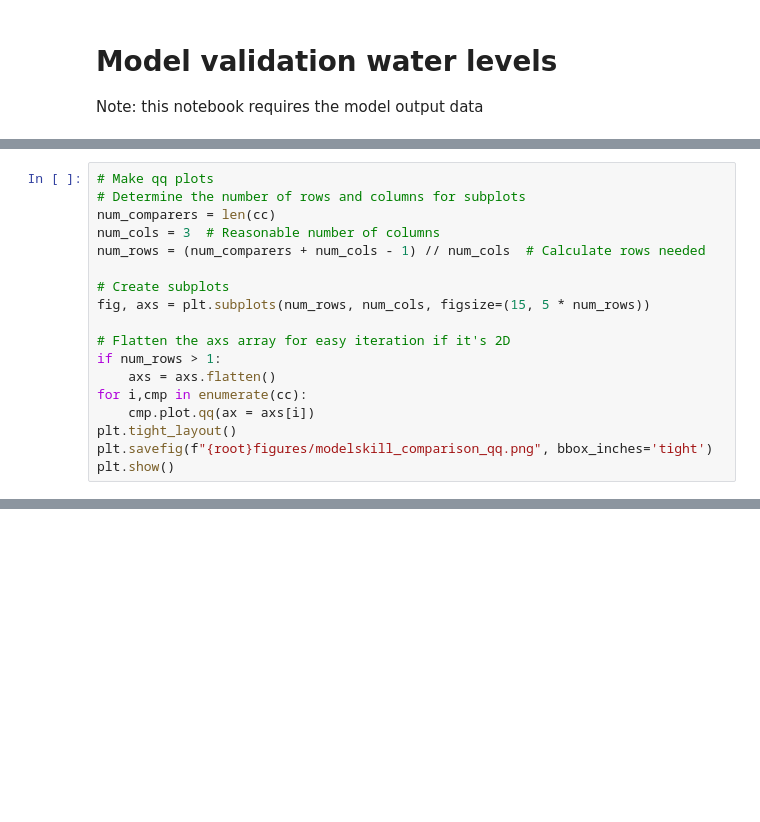
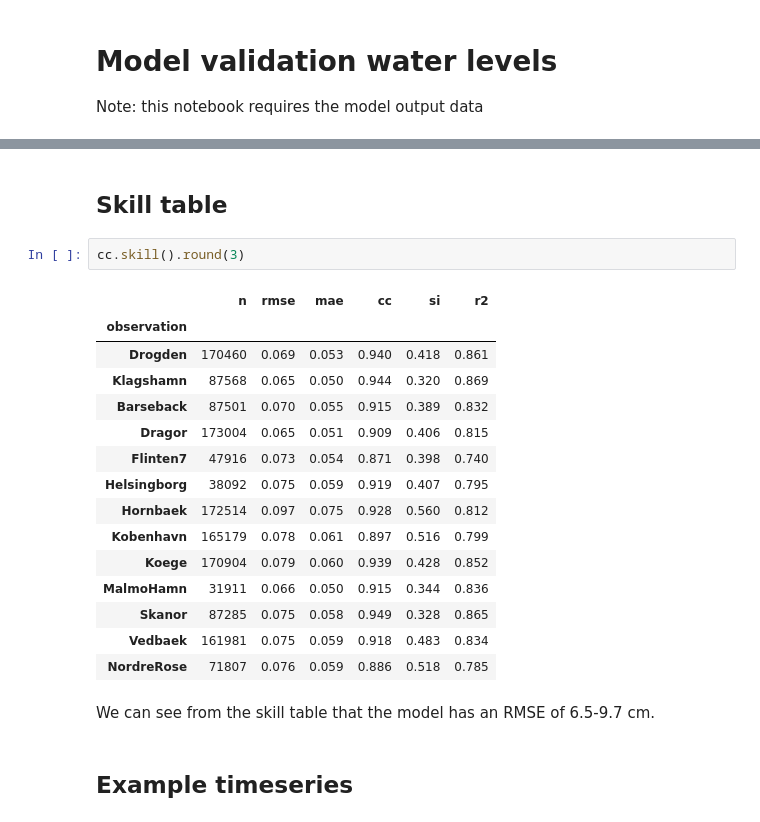
Before and after one commit to DHI/WaterBench-MIKE21HD-Oresund, a Jupyter notebook: code/model_validation_waterlevel.ipynb, the cells around one changed output, grey strips where cells are left out. Saved outputs shown, nothing was run; the diff lists cells and outputs as text; blank space fills up the shorter version.

```diff
--- a/code/model_validation_waterlevel.ipynb
+++ b/code/model_validation_waterlevel.ipynb
@@ -140,18 +4,0 @@ for i,cmp in enumerate(cc):
-# %%
-# Make qq plots
-# Determine the number of rows and columns for subplots
-num_comparers = len(cc)
-num_cols = 3  # Reasonable number of columns
-num_rows = (num_comparers + num_cols - 1) // num_cols  # Calculate rows needed
-
-# Create subplots
-fig, axs = plt.subplots(num_rows, num_cols, figsize=(15, 5 * num_rows))
-
-# Flatten the axs array for easy iteration if it's 2D
-if num_rows > 1:
-    axs = axs.flatten()
-for i,cmp in enumerate(cc):
-    cmp.plot.qq(ax = axs[i])
-plt.tight_layout()
-plt.savefig(f"{root}figures/modelskill_comparison_qq.png", bbox_inches='tight')
-plt.show()
@@ -159,0 +59,24 @@ plt.show()
+# %% [markdown]
+## Skill table
+# %%
+cc.skill().round(3)
+# %% [output]
+|  | n | rmse | mae | cc | si | r2 |
+| observation |  |  |  |  |  |  |
+| Drogden | 170460 | 0.069 | 0.053 | 0.940 | 0.418 | 0.861 |
+| Klagshamn | 87568 | 0.065 | 0.050 | 0.944 | 0.320 | 0.869 |
+| Barseback | 87501 | 0.070 | 0.055 | 0.915 | 0.389 | 0.832 |
+| Dragor | 173004 | 0.065 | 0.051 | 0.909 | 0.406 | 0.815 |
+| Flinten7 | 47916 | 0.073 | 0.054 | 0.871 | 0.398 | 0.740 |
+| Helsingborg | 38092 | 0.075 | 0.059 | 0.919 | 0.407 | 0.795 |
+| Hornbaek | 172514 | 0.097 | 0.075 | 0.928 | 0.560 | 0.812 |
+| Kobenhavn | 165179 | 0.078 | 0.061 | 0.897 | 0.516 | 0.799 |
+| Koege | 170904 | 0.079 | 0.060 | 0.939 | 0.428 | 0.852 |
+| MalmoHamn | 31911 | 0.066 | 0.050 | 0.915 | 0.344 | 0.836 |
+| Skanor | 87285 | 0.075 | 0.058 | 0.949 | 0.328 | 0.865 |
+| Vedbaek | 161981 | 0.075 | 0.059 | 0.918 | 0.483 | 0.834 |
+| NordreRose | 71807 | 0.076 | 0.059 | 0.886 | 0.518 | 0.785 |
+# %% [markdown]
+We can see from the skill table that the model has an RMSE of 6.5-9.7 cm.
+# %% [markdown]
+## Example timeseries
```
Also changed, not shown: parts of 31 cells of this notebook.
